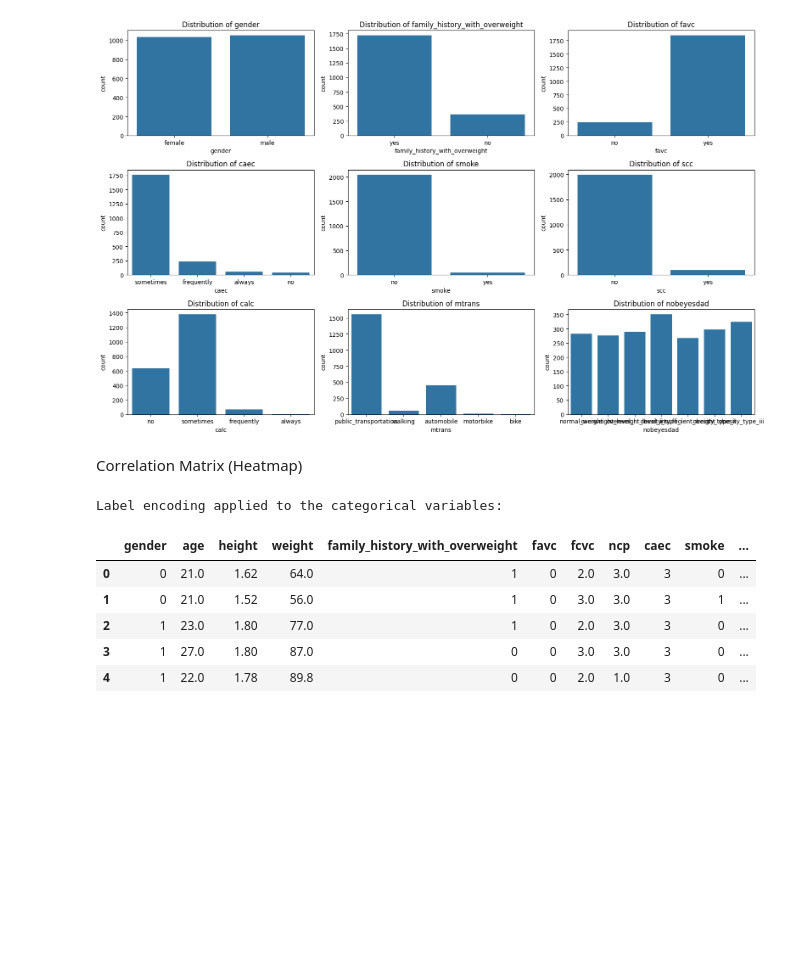
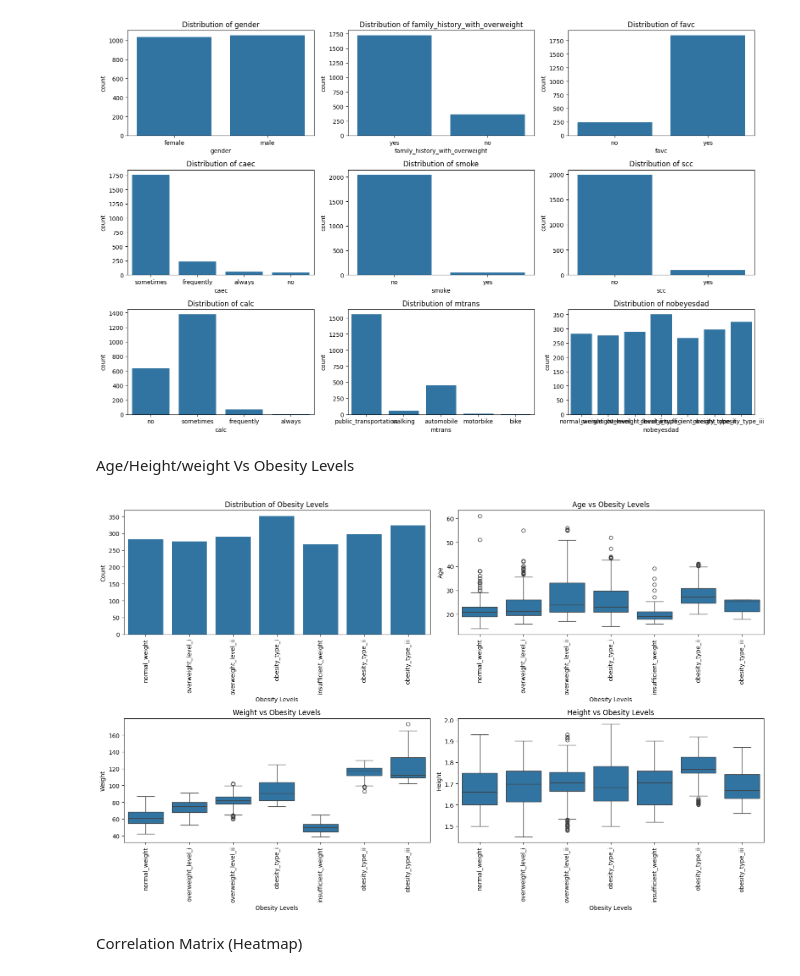
Before and after one commit to mahesh989/Machine-learning-project-Obesity_prediction, a Jupyter notebook: code.ipynb, the cells around one changed output. Saved outputs shown, nothing was run; the diff lists cells and outputs as text; code cells hidden in the pictures; blank space fills up the shorter version.

```diff
--- a/code.ipynb
+++ b/code.ipynb
@@ -201,27 +201,52 @@ plt.tight_layout()
 plt.show()
 # %% [output]
 [figure]
+# %% [markdown]
+Age/Height/weight Vs Obesity Levels
+# %%
+# Importing necessary libraries
+import seaborn as sns
+import matplotlib.pyplot as plt
+
+# Set up the figure for visualizations
+plt.figure(figsize=(16, 10))
+
+# Plot the distribution of obesity levels
+plt.subplot(2, 2, 1)
+sns.countplot(x='nobeyesdad', data=df)  # Using lowercase column name
+plt.title('Distribution of Obesity Levels')
+plt.xlabel('Obesity Levels')
+plt.xticks(rotation=90)
+plt.ylabel('Count')
+
+# Plot Age vs Obesity Levels
+plt.subplot(2, 2, 2)
+sns.boxplot(x='nobeyesdad', y='age', data=df)
+plt.title('Age vs Obesity Levels')
+plt.xlabel('Obesity Levels')
+plt.xticks(rotation=90)
+plt.ylabel('Age')
+
+# Plot Weight vs Obesity Levels
+plt.subplot(2, 2, 3)
+sns.boxplot(x='nobeyesdad', y='weight', data=df)
+plt.title('Weight vs Obesity Levels')
+plt.xlabel('Obesity Levels')
+plt.xticks(rotation=90)
+plt.ylabel('Weight')
+
+# Plot Height vs Obesity Levels
+plt.subplot(2, 2, 4)
+sns.boxplot(x='nobeyesdad', y='height', data=df)
+plt.title('Height vs Obesity Levels')
+plt.xlabel('Obesity Levels')
+plt.xticks(rotation=90)
+plt.ylabel('Height')
+
+# Show the plots
+plt.tight_layout()
+plt.show()
+# %% [output]
+[figure, added]
 # %% [markdown]
  Correlation Matrix (Heatmap)
-# %%
-# Apply label encoding to categorical variables
-from sklearn.preprocessing import LabelEncoder
-
-# Identify categorical columns (object type)
-categorical_columns = df.select_dtypes(include=['object']).columns
-
-# Apply label encoding to the identified categorical columns
-label_encoder = LabelEncoder()
-for col in categorical_columns:
-    df[col] = label_encoder.fit_transform(df[col])
-
-print("Label encoding applied to the categorical variables:")
-df.head() # Display the first few rows of the encoded columns
-# %% [output]
-Label encoding applied to the categorical variables:
-|  | gender | age | height | weight | family_history_with_overweight | favc | fcvc | ncp | caec | smoke | ... |
-| 0 | 0 | 21.0 | 1.62 | 64.0 | 1 | 0 | 2.0 | 3.0 | 3 | 0 | ... |
-| 1 | 0 | 21.0 | 1.52 | 56.0 | 1 | 0 | 3.0 | 3.0 | 3 | 1 | ... |
-| 2 | 1 | 23.0 | 1.80 | 77.0 | 1 | 0 | 2.0 | 3.0 | 3 | 0 | ... |
-| 3 | 1 | 27.0 | 1.80 | 87.0 | 0 | 0 | 3.0 | 3.0 | 3 | 0 | ... |
-| 4 | 1 | 22.0 | 1.78 | 89.8 | 0 | 0 | 2.0 | 1.0 | 3 | 0 | ... |
```
Also changed, not shown: parts of 12 cells of this notebook, 5 other files.
